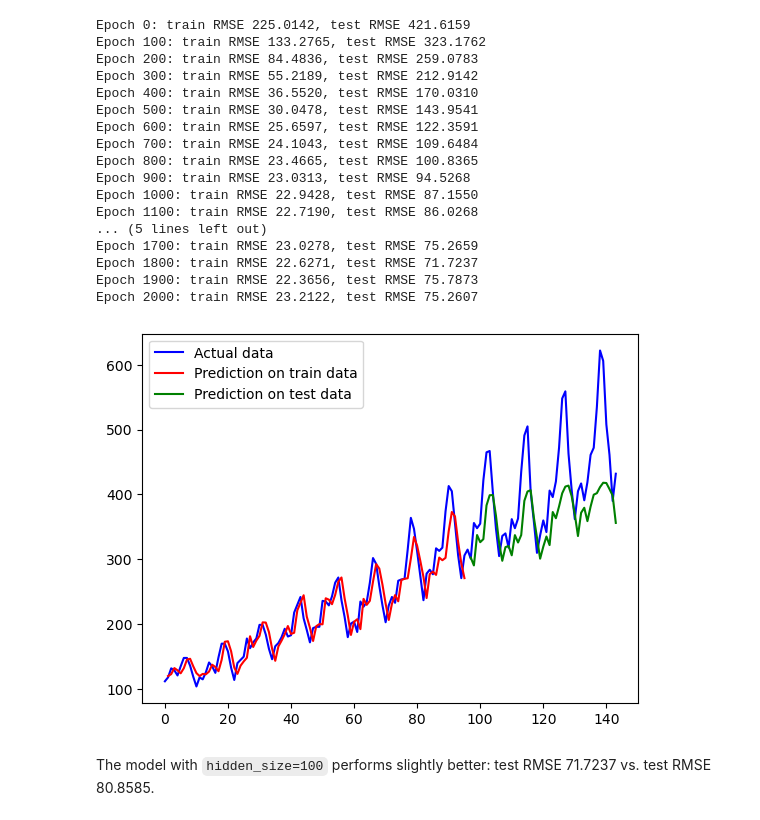
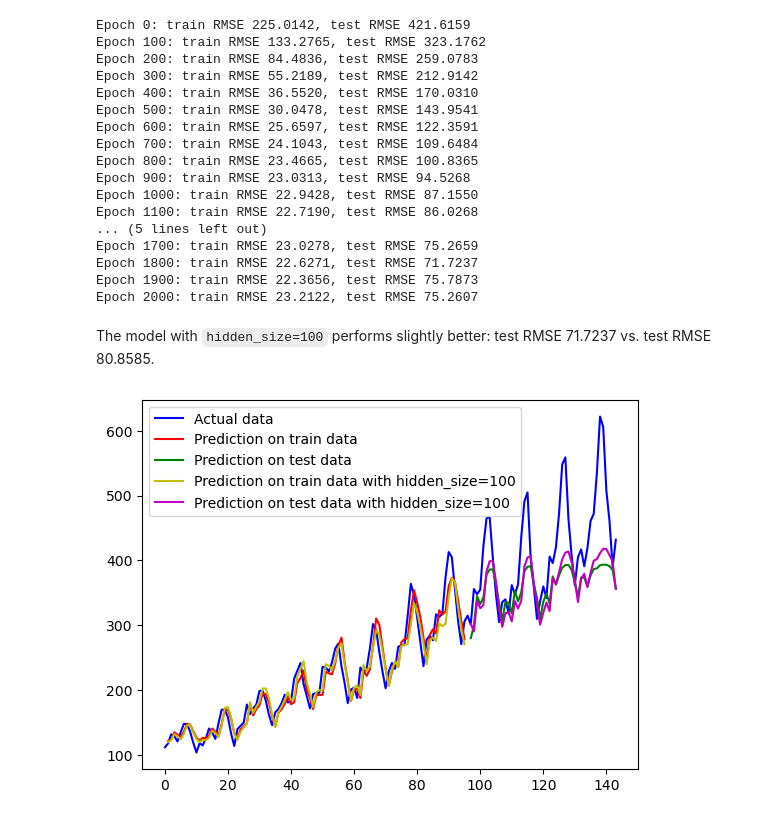
Before and after one commit to nvkoval/ML_for_people_course, a Jupyter notebook: HW_4_3_LSTM_for_Time_Series.ipynb, the cells around one changed output. Saved outputs shown, nothing was run; the diff lists cells and outputs as text; code cells hidden in the pictures.

Commit message:
Update final prediction plot for HW_4_3

```diff
--- a/HW_4_3_LSTM_for_Time_Series.ipynb
+++ b/HW_4_3_LSTM_for_Time_Series.ipynb
@@ -324,21 +324,31 @@ Epoch 1700: train RMSE 23.0278, test RMSE 75.2659
 Epoch 1800: train RMSE 22.6271, test RMSE 71.7237
 Epoch 1900: train RMSE 22.3656, test RMSE 75.7873
 Epoch 2000: train RMSE 23.2122, test RMSE 75.2607
-# %%
-with torch.no_grad():
-    train_size = len(train)
-    train_plot = np.ones_like(num_pessengers) * np.nan
-    train_plot[lookback:train_size] = model_100(X_train)[:, -1].unsqueeze(-1)
-
-    test_plot = np.ones_like(num_pessengers) * np.nan
-    test_plot[train_size + lookback:] = model_100(X_test)[:, -1].unsqueeze(-1)
-
-    plt.plot(num_pessengers, 'b', label='Actual data')
-    plt.plot(train_plot, 'r', label='Prediction on train data')
-    plt.plot(test_plot, 'g', label='Prediction on test data')
-    plt.legend()
-    plt.show()
-# %% [output]
-[figure, removed]
 # %% [markdown]
 The model with `hidden_size=100` performs slightly better: test RMSE 71.7237 vs. test RMSE 80.8585.
+# %%
+with torch.no_grad():
+    train_size = len(train)
+
+    train_plot = np.ones_like(num_pessengers) * np.nan
+    train_plot[lookback:train_size] = model(X_train)[:, -1].unsqueeze(-1)
+
+    test_plot = np.ones_like(num_pessengers) * np.nan
+    test_plot[train_size + lookback:] = model(X_test)[:, -1].unsqueeze(-1)
+
+    train_100_plot = np.ones_like(num_pessengers) * np.nan
+    train_100_plot[lookback:train_size] = model_100(X_train)[:, -1].unsqueeze(-1)
+
+    test_100_plot = np.ones_like(num_pessengers) * np.nan
+    test_100_plot[train_size + lookback:] = model_100(X_test)[:, -1].unsqueeze(-1)
+
+    plt.plot(num_pessengers, 'b', label='Actual data')
+    plt.plot(train_plot, 'r', label='Prediction on train data')
+    plt.plot(test_plot, 'g', label='Prediction on test data')
+
+    plt.plot(train_100_plot, 'y', label='Prediction on train data with hidden_size=100')
+    plt.plot(test_100_plot, 'm', label='Prediction on test data with hidden_size=100')
+    plt.legend()
+    plt.show()
+# %% [output]
+[figure, added]
```
